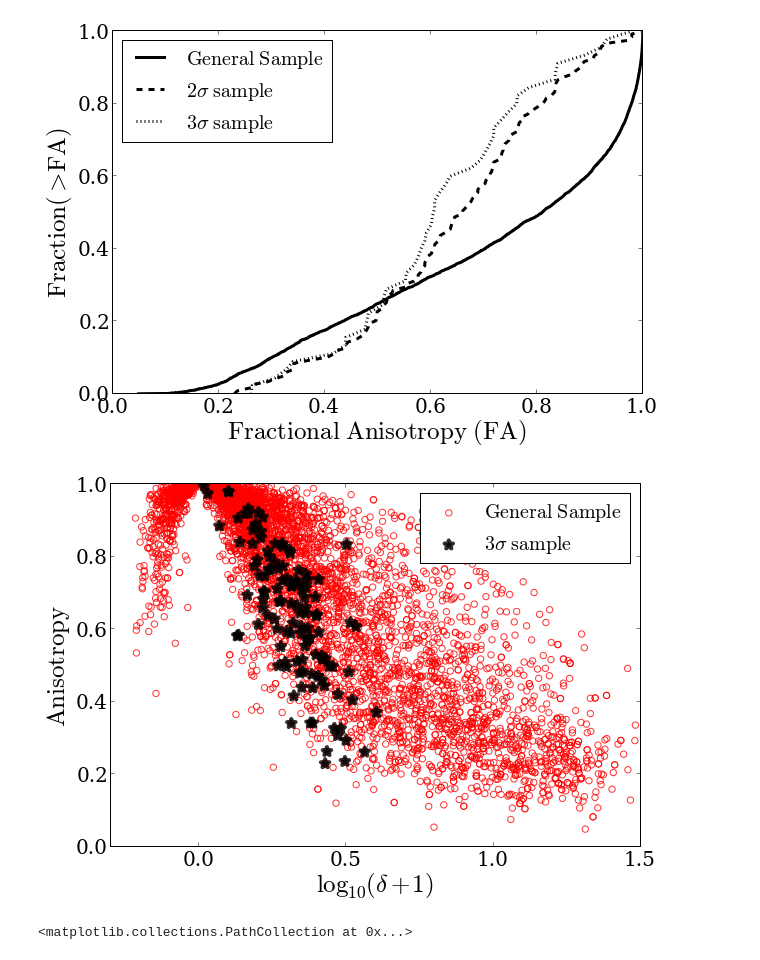
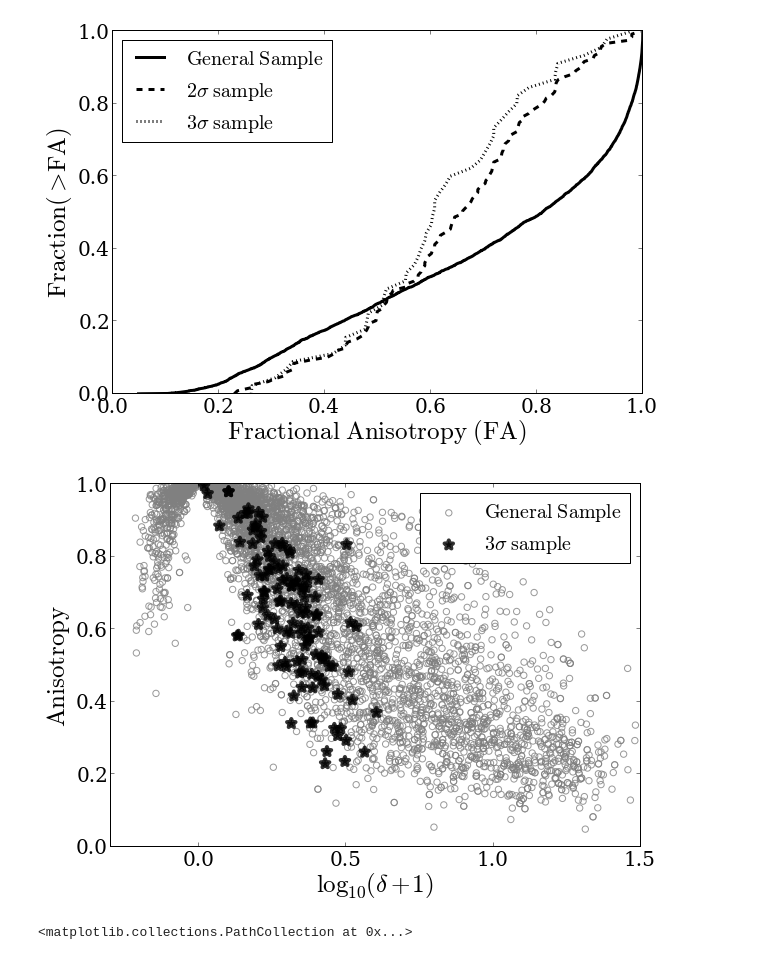
Before and after one commit to forero/LGEnvironment, a Jupyter notebook: code/AnalyzeData.ipynb, the cells around one changed output. Saved outputs shown, nothing was run; the diff lists cells and outputs as text; code cells hidden in the pictures.

```diff
--- a/code/AnalyzeData.ipynb
+++ b/code/AnalyzeData.ipynb
@@ -238,24 +238,24 @@ savefig(filename + '.png',format = 'png', transparent=True)
 # %%
 fig = figure(figsize=(9.5,6.5))
 ax = axes()
 enlarge_labels(ax)
 
-scatter(log10(norm_delta_ALL+1), FA_halo_A_ALL, s=40, alpha=0.8, facecolors='none', edgecolors='r', label="$\mathrm{General\ Sample}$")
+scatter(log10(norm_delta_ALL+1), FA_halo_A_ALL, s=40, alpha=0.8, facecolors='none', edgecolors='gray', label="$\mathrm{General\ Sample}$")
 scatter(log10(norm_delta_3S+1), FA_halo_A_3S, s=80, color="black", marker='*',lw=4, alpha=0.8, label="$3\sigma\ \mathrm{sample}$")
 ax.set_xlabel("$\log_{10}(\delta +1)$", fontsize=25)
 ax.set_ylabel("$\mathrm{Anisotropy}$", fontsize=25)
 
 ax.legend(loc=0, scatterpoints=1, prop={'size':20})
 
 ax.set_xlim([-0.3,1.5])
 ax.set_ylim([0.0,1.0])
 
 filename='FA_delta_scatter'
 savefig(filename + '.eps',format = 'eps', transparent=True)
 savefig(filename + '.pdf',format = 'pdf', transparent=True)
 savefig(filename + '.png',format = 'png', transparent=True)
 # %% [output]
-[figure, old version]
+[figure, new version]
 # %%
 scatter(FA_halo_A_3S, FA_halo_B_3S)
 # %% [output]
```
